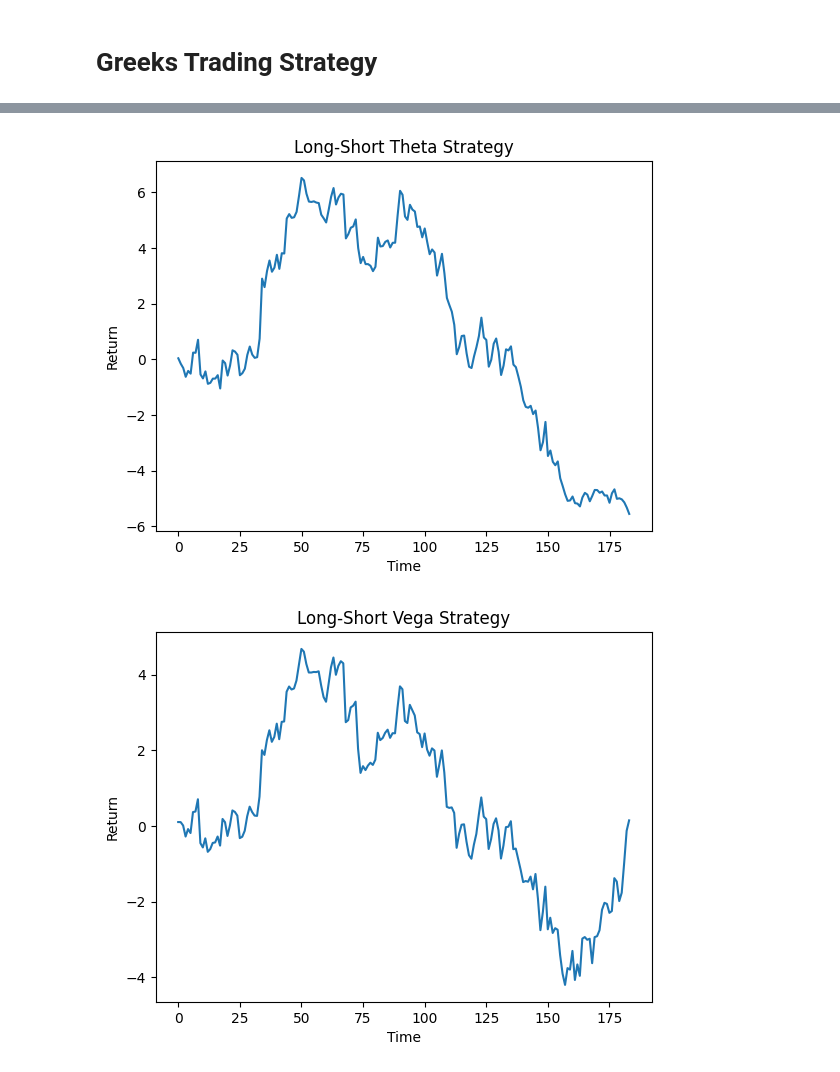
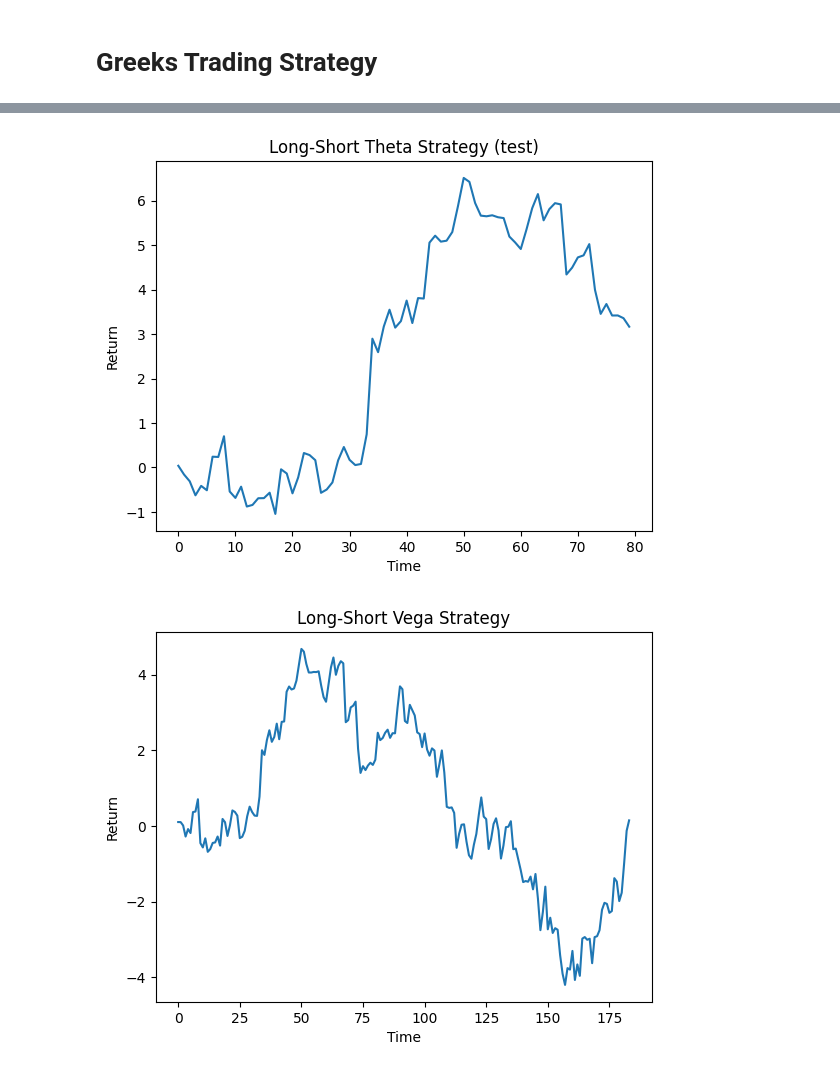
Before and after one commit to bs333/options-algo-trading, a Jupyter notebook: IV_Greeks_Trading_Strategies.ipynb, the cells around one changed output, grey strips where cells are left out. Saved outputs shown, nothing was run; the diff lists cells and outputs as text; code cells hidden in the pictures.

```diff
--- a/IV_Greeks_Trading_Strategies.ipynb
+++ b/IV_Greeks_Trading_Strategies.ipynb
@@ -523,6 +543,8 @@ plt.show()
 # %% [markdown]
 # Greeks Trading Strategy
 # %%
+delta_ts = delta_ts.head(80)
+optTrain = optTrain.head(80)
 top = 3
 strategyRet = []
 for i in range(optTrain.shape[0]):
@@ -536,6 +558,6 @@ strategyRet = np.array(strategyRet)
 plt.plot(np.cumsum(strategyRet))
 plt.xlabel("Time")
 plt.ylabel("Return")
-plt.title("Long-Short Delta Strategy")
+plt.title("Long-Short Delta Strategy (test)")
 plt.show()
 # %% [output]
@@ -543,21 +565,22 @@ plt.show()
 # %%
+theta_ts = theta_ts.head(80)
 top = 3
 strategyRet = []
 for i in range(optTrain.shape[0]):
     colIndices = [*np.argsort(theta_ts.iloc[i, :])[0:top]] + [*np.argsort(theta_ts.iloc[i, :])[-top:]]
     longShort = np.array(top*[1] + top*[-1]).T
     ret = optTrain.iloc[i, colIndices]
     strategyRet.append(longShort @ ret)
 
 strategyRet = np.array(strategyRet)
 # plt.plot(np.cumprod(1+strategyRet)-1)
 plt.plot(np.cumsum(strategyRet))
 plt.xlabel("Time")
 plt.ylabel("Return")
-plt.title("Long-Short Theta Strategy")
+plt.title("Long-Short Theta Strategy (test)")
 plt.show()
 # %% [output]
-[figure, old version]
+[figure, new version]
 # %%
 top = 3
 strategyRet = []
```
Also changed, not shown: parts of 14 cells of this notebook.
